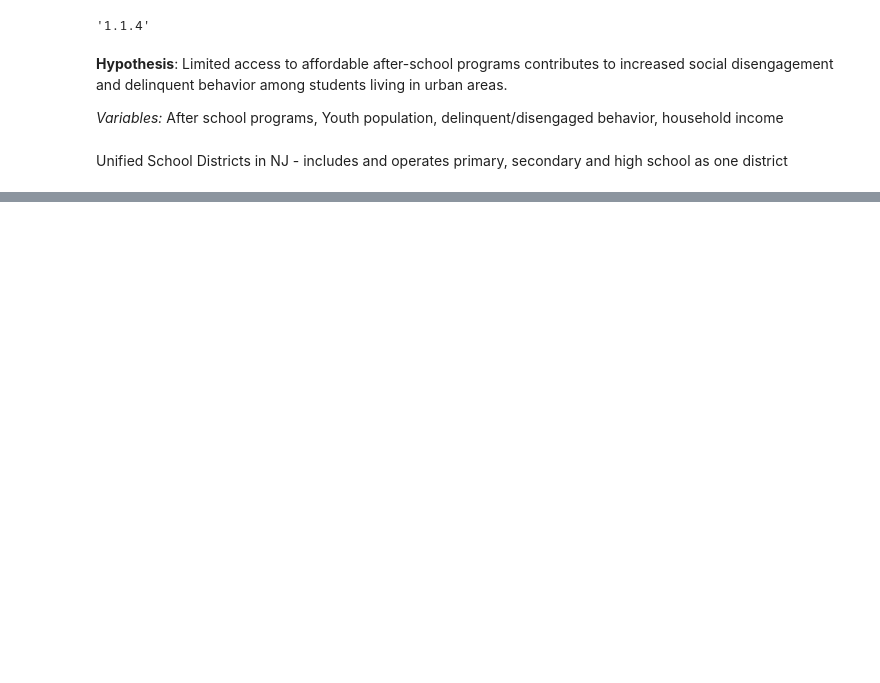
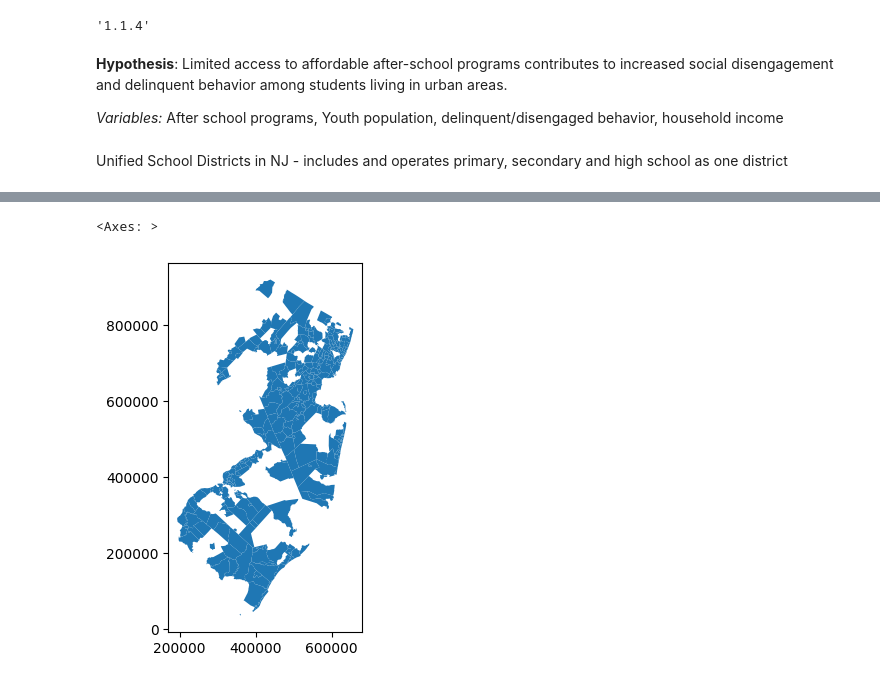
Before and after one commit to MhiyaJ/My-GIS-Stuff, a Jupyter notebook: After_School_Programs.ipynb, the cells around one changed output, grey strips where cells are left out. Drawn from its saved outputs; the diff is of its cells as text; code cells hidden in the pictures; blank space fills up the shorter version.

```diff
--- a/After_School_Programs.ipynb
+++ b/After_School_Programs.ipynb
@@ -62,0 +68,15 @@ njC0=gpd.read_file('nj_munis.shp')
+# %%
+#NJ Office of GIS (Jan. 14, 2022), School Districts - Unified for NJ, 3424
+#https://njogis-newjersey.opendata.arcgis.com/datasets/newjersey::school-districts-unified-for-nj-3424/about):
+! wget -q -O nj-schools.zip https://github.com/MhiyaJ/My-GIS-Stuff/raw/refs/heads/main/School_Districts___Unified_7341673536716239500.zip
+
+zip_ref = zipfile.ZipFile('nj-schools.zip', 'r'); zip_ref.extractall(); zip_ref.close()
+
+njSch=gpd.read_file('School_Districts_Unified.shp') #labeled shapefile njSch
+# %%
+njSch.plot()
+#school district boundaries in two areas, on and near military bases, were edited to reflect special arrangements made for students residing in base housing
+#NJDOE used set of grades, based on financial responsibility, to assign the data for each child to exactly one school district, except for districts covering Joint Base McGuire-Dix-Lakehurst in Burlington County
+# %% [output]
+<Axes: >
+[figure, added]
```
Also changed, not shown: parts of 5 cells of this notebook.
